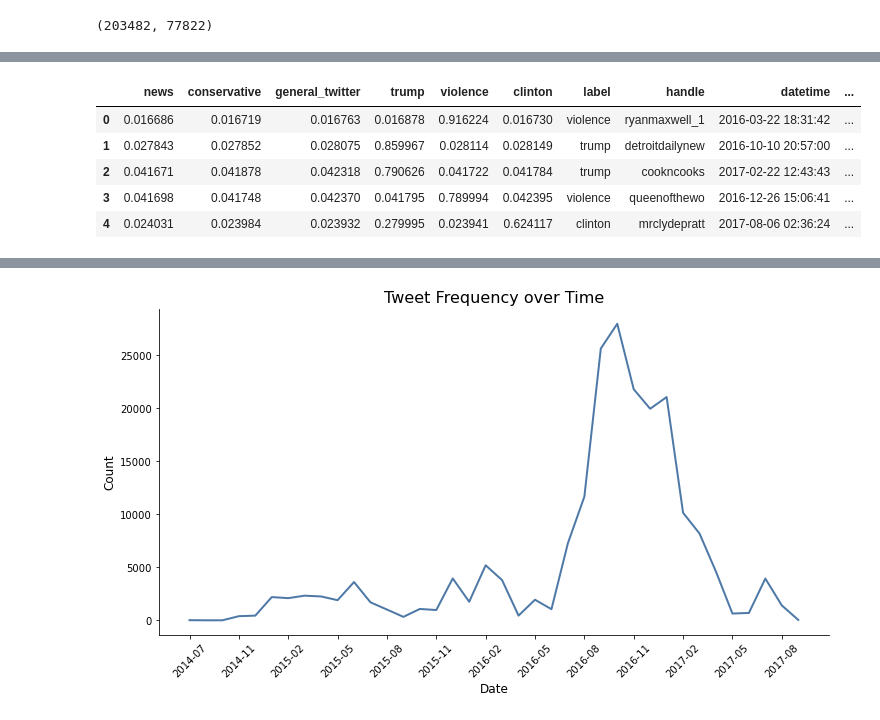
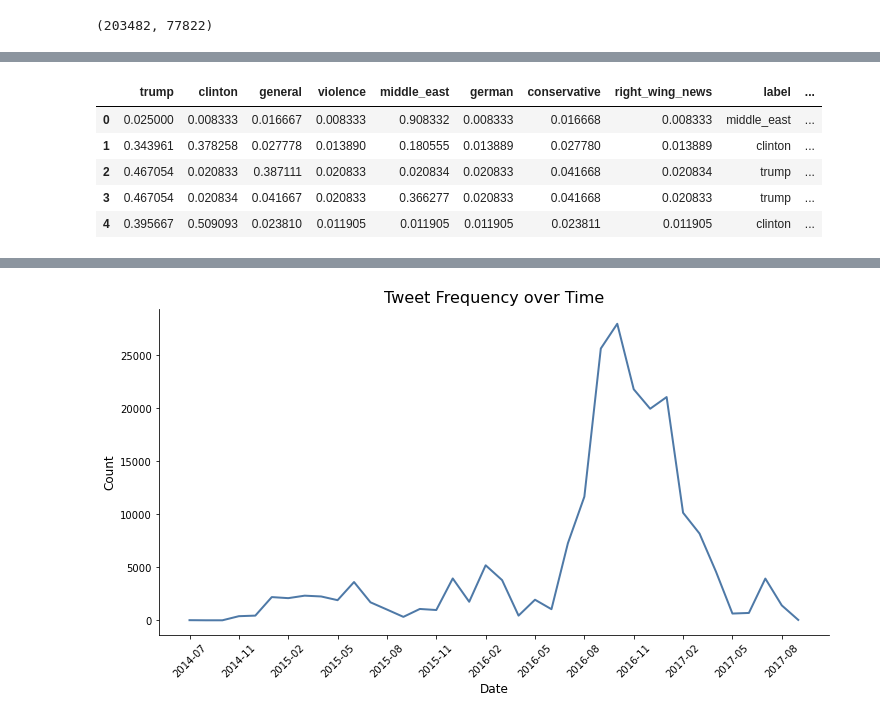
Before and after one commit to scrapfishies/russian-troll-tweets-nlp, a Jupyter notebook: modeling/5_topics_and_sentiment_analysis.ipynb, the cells around one changed output, grey strips where cells are left out. Cells and saved outputs as stored; diff of their text form; code cells hidden in the pictures.

```diff
--- a/modeling/5_topics_and_sentiment_analysis.ipynb
+++ b/modeling/5_topics_and_sentiment_analysis.ipynb
@@ -105,0 +184,10 @@ lda_df = pd.DataFrame(lda_doc_matrix, columns=topic_cols)
+# %%
+# Summing the LDA probabilitities by bucket
+lda_df['trump'] = lda_df['trump_1'] + lda_df['trump_2'] + lda_df['trump_3']
+lda_df['clinton'] = lda_df['clinton_1']
+lda_df['general'] = lda_df['general_1'] + lda_df['general_2']
+lda_df['conservative'] = lda_df['gen_conservative_1'] + lda_df['gen_conservative_2']
+lda_df['right_wing_news'] = lda_df['conservative_news_1']
+lda_df['violence'] = lda_df['violence_1']
+lda_df['middle_east'] = lda_df['middle_east_1']
+lda_df['german'] = lda_df['german_1']
@@ -106,2 +205,5 @@ lda_df = pd.DataFrame(lda_doc_matrix, columns=topic_cols)
+# %%
+topic_df = lda_df[['trump', 'clinton', 'general', 'violence',
+                   'middle_east', 'german', 'conservative', 'right_wing_news']]
 # %%
-lda_df['label'] = lda_df.idxmax(axis=1)
+topic_df['label'] = topic_df.idxmax(axis=1)
@@ -116,6 +233,6 @@ text.head()
 | 3 | 2.584153e+09 | queenofthewo | 1.482765e+12 | 2016-12-26 15:06:41 | NaN | NaN | NaN | RT @jww372: I don't have to guess... | ... |
 | 4 | 1.768260e+09 | mrclydepratt | 1.501987e+12 | 2017-08-06 02:36:24 | NaN | NaN | NaN | RT @Shareblue: Pence and his lawy... | ... |
 # %%
-lda_df['handle'] = text['user_key']
-lda_df['datetime'] = text['created_str']
-lda_df['tweet'] = text['text']
+topic_df['handle'] = text['user_key']
+topic_df['datetime'] = text['created_str']
+topic_df['tweet'] = text['text']
@@ -122,9 +255,9 @@ lda_df['tweet'] = text['text']
 # %%
-lda_df.head()
+topic_df.head()
 # %% [output]
-|  | news | conservative | general_twitter | trump | violence | clinton | label | handle | datetime | ... |
-| 0 | 0.016686 | 0.016719 | 0.016763 | 0.016878 | 0.916224 | 0.016730 | violence | ryanmaxwell_1 | 2016-03-22 18:31:42 | ... |
-| 1 | 0.027843 | 0.027852 | 0.028075 | 0.859967 | 0.028114 | 0.028149 | trump | detroitdailynew | 2016-10-10 20:57:00 | ... |
-| 2 | 0.041671 | 0.041878 | 0.042318 | 0.790626 | 0.041722 | 0.041784 | trump | cookncooks | 2017-02-22 12:43:43 | ... |
-| 3 | 0.041698 | 0.041748 | 0.042370 | 0.041795 | 0.789994 | 0.042395 | violence | queenofthewo | 2016-12-26 15:06:41 | ... |
-| 4 | 0.024031 | 0.023984 | 0.023932 | 0.279995 | 0.023941 | 0.624117 | clinton | mrclydepratt | 2017-08-06 02:36:24 | ... |
+|  | trump | clinton | general | violence | middle_east | german | conservative | right_wing_news | label | ... |
+| 0 | 0.025000 | 0.008333 | 0.016667 | 0.008333 | 0.908332 | 0.008333 | 0.016668 | 0.008333 | middle_east | ... |
+| 1 | 0.343961 | 0.378258 | 0.027778 | 0.013890 | 0.180555 | 0.013889 | 0.027780 | 0.013889 | clinton | ... |
+| 2 | 0.467054 | 0.020833 | 0.387111 | 0.020833 | 0.020834 | 0.020833 | 0.041668 | 0.020834 | trump | ... |
+| 3 | 0.467054 | 0.020834 | 0.041667 | 0.020833 | 0.366277 | 0.020833 | 0.041668 | 0.020833 | trump | ... |
+| 4 | 0.395667 | 0.509093 | 0.023810 | 0.011905 | 0.011905 | 0.011905 | 0.023811 | 0.011905 | clinton | ... |
```
Also changed, not shown: parts of 77 cells of this notebook, 11 other files.
